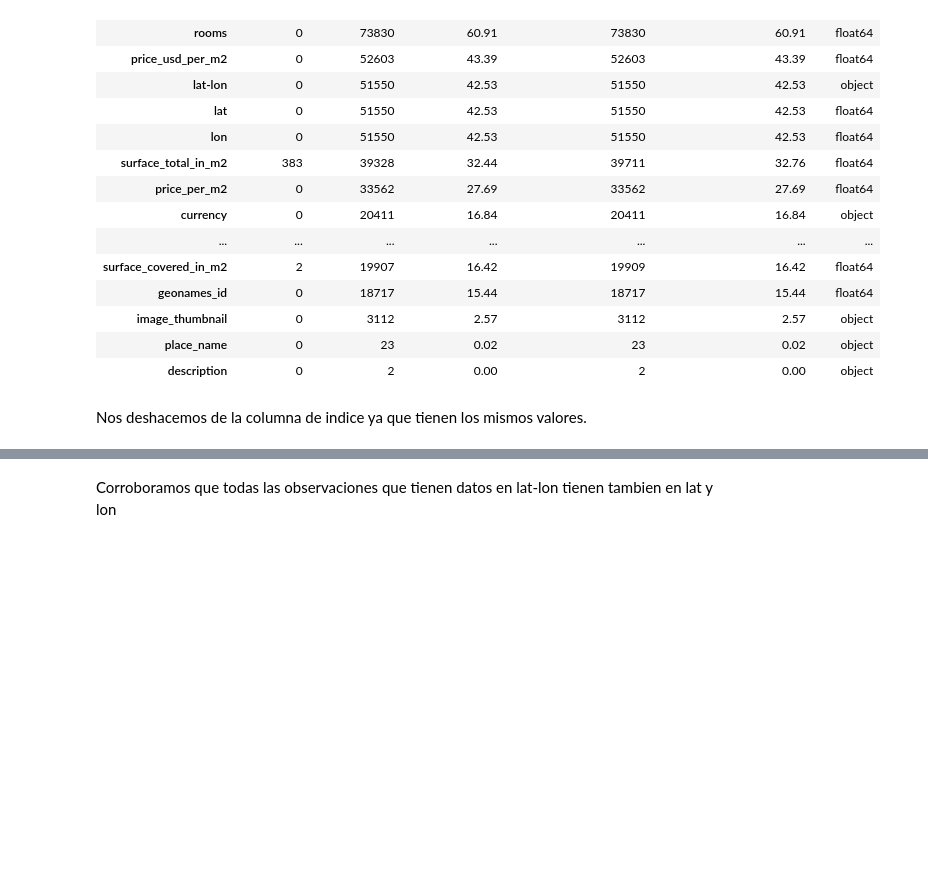
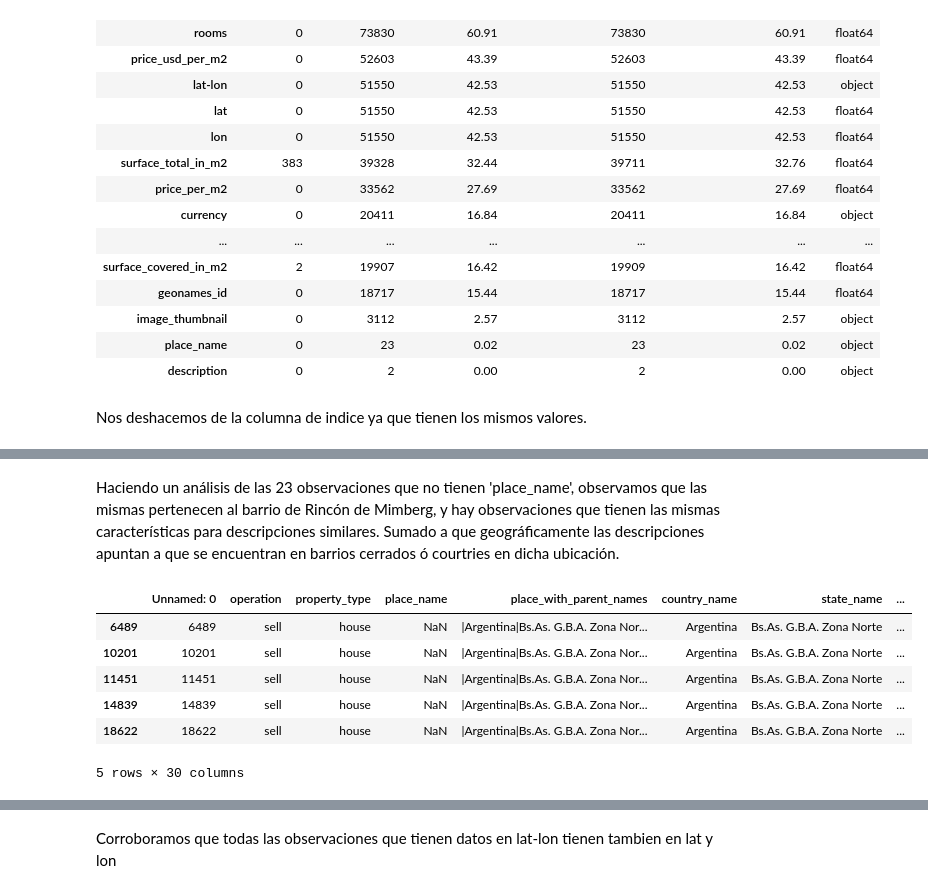
Before and after one commit to luisblafer/desafio-exploratorio, a Jupyter notebook: analisis-inicial.ipynb, the cells around one changed output, grey strips where cells are left out. Drawn from its saved outputs; the diff is of its cells as text; code cells hidden in the pictures; blank space fills up the shorter version.

```diff
--- a/analisis-inicial.ipynb
+++ b/analisis-inicial.ipynb
@@ -111,0 +137,13 @@ dtype: object
+# %% [markdown]
+Haciendo un análisis de las 23 observaciones que no tienen 'place_name', observamos que las mismas pertenecen al barrio de Rincón de Mimberg, y hay observaciones que tienen las mismas características para descripciones similares. Sumado a que geográficamente las descripciones apuntan a que se encuentran en barrios cerrados ó courtries en dicha ubicación.
+# %%
+data_place_name_null = data.loc[data['place_name'].isnull()]
+data_place_name_null.head(5)
+# %% [output]
+|  | Unnamed: 0 | operation | property_type | place_name | place_with_parent_names | country_name | state_name | ... |
+| 6489 | 6489 | sell | house | NaN | |Argentina|Bs.As. G.B.A. Zona Nor... | Argentina | Bs.As. G.B.A. Zona Norte | ... |
+| 10201 | 10201 | sell | house | NaN | |Argentina|Bs.As. G.B.A. Zona Nor... | Argentina | Bs.As. G.B.A. Zona Norte | ... |
+| 11451 | 11451 | sell | house | NaN | |Argentina|Bs.As. G.B.A. Zona Nor... | Argentina | Bs.As. G.B.A. Zona Norte | ... |
+| 14839 | 14839 | sell | house | NaN | |Argentina|Bs.As. G.B.A. Zona Nor... | Argentina | Bs.As. G.B.A. Zona Norte | ... |
+| 18622 | 18622 | sell | house | NaN | |Argentina|Bs.As. G.B.A. Zona Nor... | Argentina | Bs.As. G.B.A. Zona Norte | ... |
+5 rows × 30 columns
```
Also changed, not shown: parts of 28 cells of this notebook.
